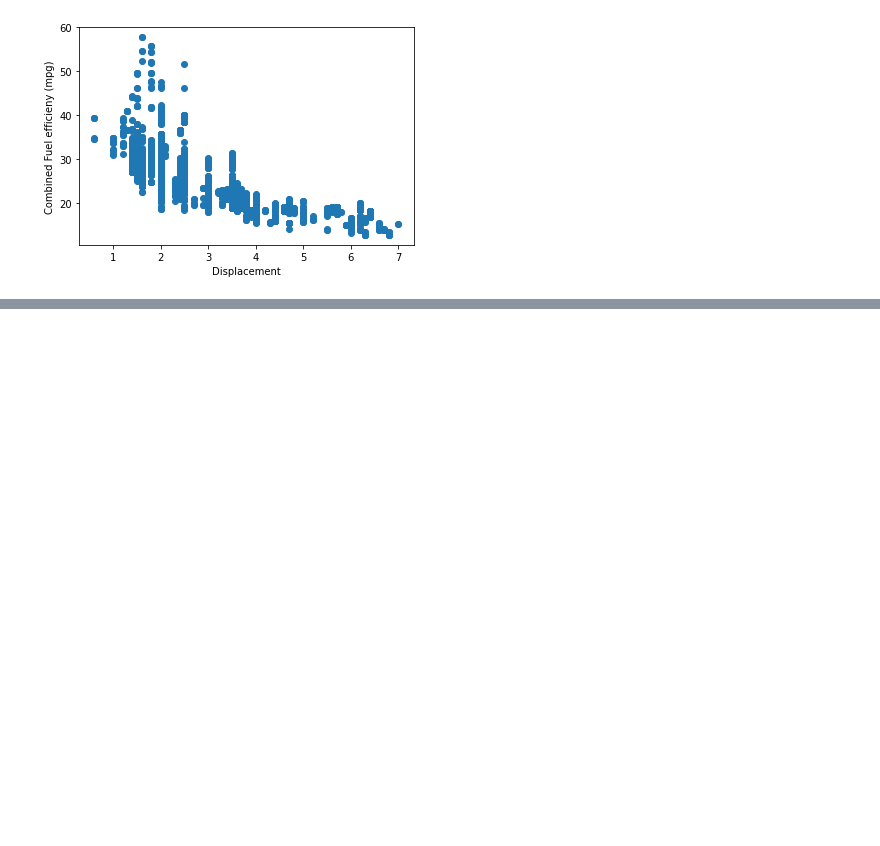
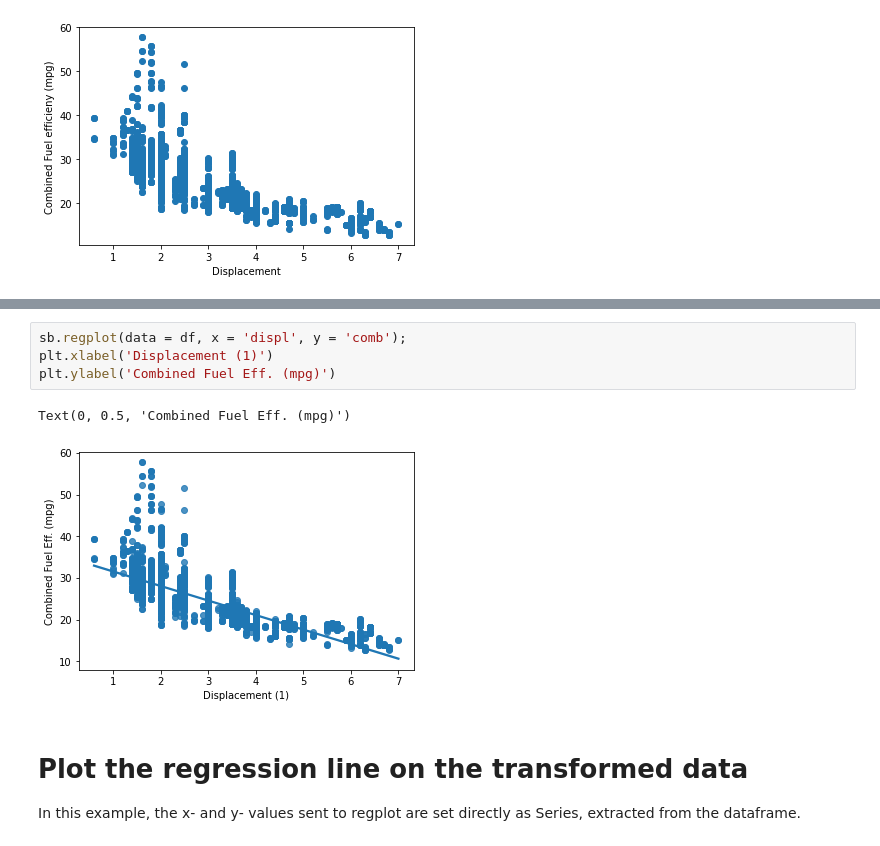
Before and after one commit to Gingercapo/Fuel_Economy, a Jupyter notebook: fuel_Economic.ipynb, the cells around one changed output, grey strips where cells are left out. Cells and saved outputs as stored; diff of their text form; blank space fills up the shorter version.

```diff
--- a/fuel_Economic.ipynb
+++ b/fuel_Economic.ipynb
@@ -29 +38,11 @@ Text(0, 0.5, 'Combined Fuel efficieny (mpg)')
 - In the example above, **the relationship between the two variables is negative** because as higher values of the x-axis variable are increasing, the values of the variable plotted on the y-axis are decreasing.
+# %%
+sb.regplot(data = df, x = 'displ', y = 'comb');
+plt.xlabel('Displacement (1)')
+plt.ylabel('Combined Fuel Eff. (mpg)')
+# %% [output]
+Text(0, 0.5, 'Combined Fuel Eff. (mpg)')
+[figure, added]
+# %% [markdown]
+# Plot the regression line on the transformed data
+In this example, the x- and y- values sent to regplot are set directly as Series, extracted from the dataframe.
```
Also changed, not shown: parts of 5 cells of this notebook.
